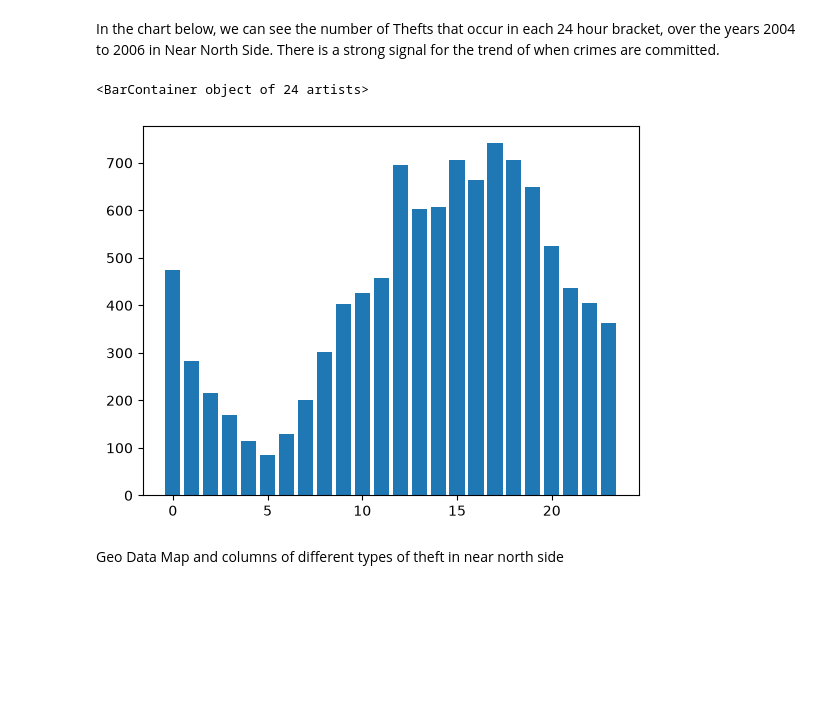
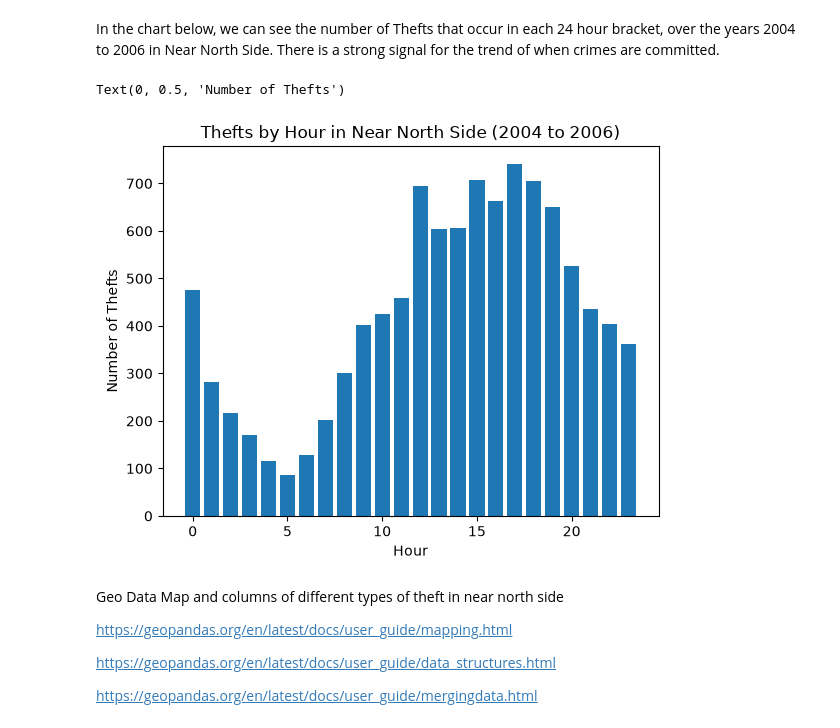
Before and after one commit to ogladr-kjarr/learning-EDA-with-Python, a Jupyter notebook: ChicagoCrimeSocioEconomicData.ipynb, the cells around one changed output. Cells and saved outputs as stored; diff of their text form; code cells hidden in the pictures; blank space fills up the shorter version.

Commit message:
Changed some plot labels

```diff
--- a/ChicagoCrimeSocioEconomicData.ipynb
+++ b/ChicagoCrimeSocioEconomicData.ipynb
@@ -223,11 +225,20 @@ In the chart below, we can see the number of Thefts that occur in each 24 hour b
 # %%
 # Aggregate the number of crimes committed per hour
 near_north_theft_hour_df = near_north_theft_df.group_by("bucket_hour").len(name="NumberOfCrimes")
 
 fig, ax = plt.subplots()
 ax.bar(near_north_theft_hour_df["bucket_hour"], near_north_theft_hour_df["NumberOfCrimes"])
+ax.set_title("Thefts by Hour in Near North Side (2004 to 2006)")
+ax.set_xlabel("Hour")
+ax.set_ylabel("Number of Thefts")
 # %% [output]
-<BarContainer object of 24 artists>
+Text(0, 0.5, 'Number of Thefts')
-[figure, old version]
+[figure, new version]
 # %% [markdown]
 Geo Data Map and columns of different types of theft in near north side
+
+https://geopandas.org/en/latest/docs/user_guide/mapping.html
+
+https://geopandas.org/en/latest/docs/user_guide/data_structures.html
+
+https://geopandas.org/en/latest/docs/user_guide/mergingdata.html
```
Also changed, not shown: parts of 3 cells of this notebook, 2 other files.
